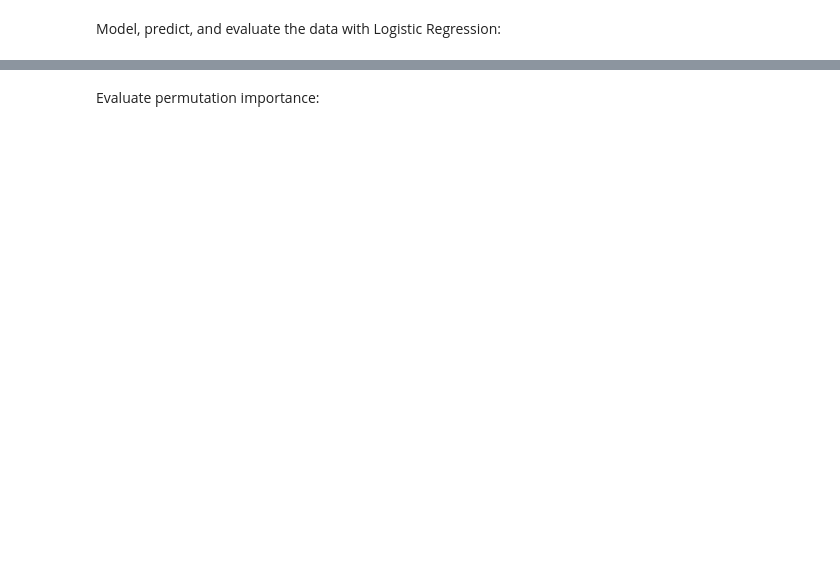
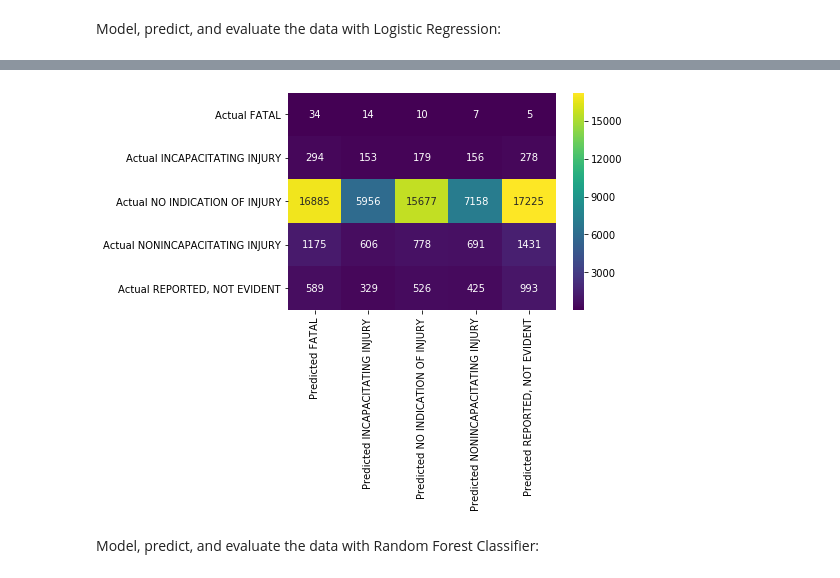
Before and after one commit to johnwesleyharding/BuildWeeks, a Jupyter notebook: ChicagoCrash.ipynb, the cells around one changed output, grey strips where cells are left out. Saved outputs shown, nothing was run; the diff lists cells and outputs as text; code cells hidden in the pictures; blank space fills up the shorter version.

```diff
--- a/ChicagoCrash.ipynb
+++ b/ChicagoCrash.ipynb
@@ -263,3 +294 @@ NONINCAPACITATING INJURY     3430
 dtype: int64
-# %% [markdown]
-Evaluate permutation importance:
@@ -297,3 +295,17 @@ Evaluate permutation importance:
+# %%
+def plot_confusion_matrix(y_test, y_pred):
+    labels = unique_labels(y_test)
+    columns = [f'Predicted {label}' for label in labels]
+    index = [f'Actual {label}' for label in labels]
+    table = pd.DataFrame(confusion_matrix(y_test, y_pred),
+                         columns=columns, index=index)
+    return sns.heatmap(table, annot=True, fmt='d', cmap='viridis')
+
+plot_confusion_matrix(y_test, y_pred);
+# %% [output]
+[figure, added]
+# %% [markdown]
+Model, predict, and evaluate the data with Random Forest Classifier:
 # %%
 pipeline2 = make_pipeline(
     ce.OrdinalEncoder(),
```
Also changed, not shown: parts of 24 cells of this notebook.
